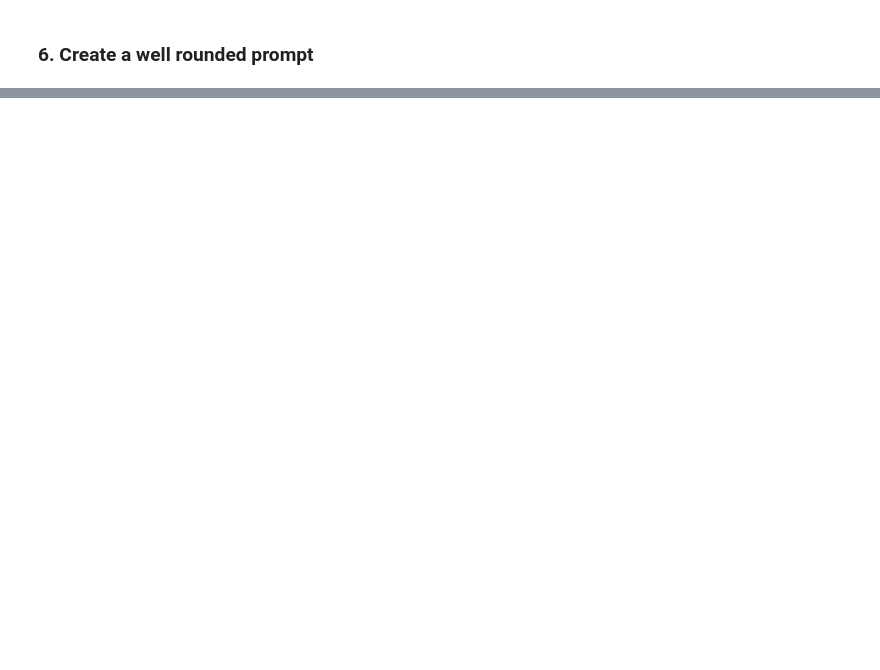
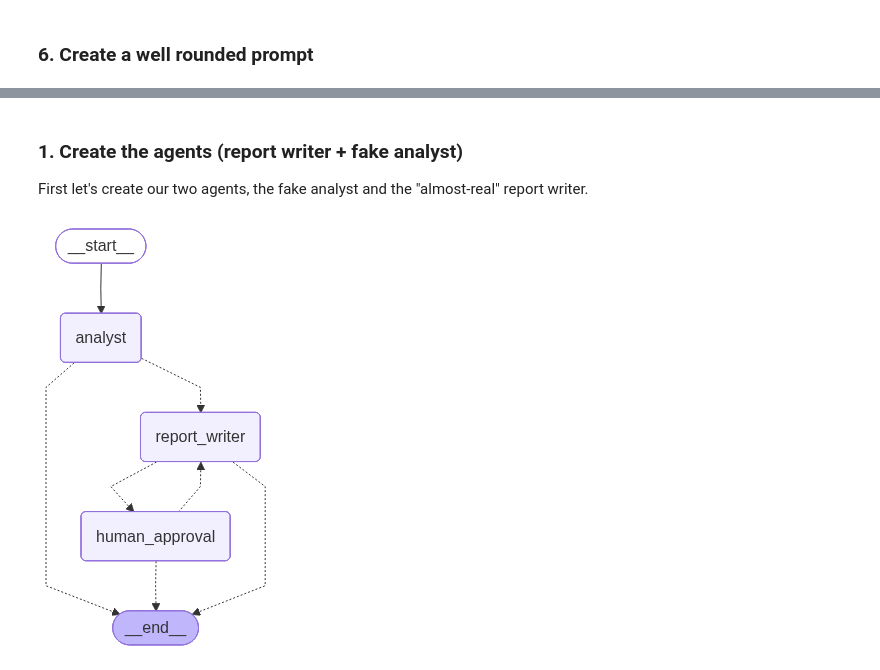
Before and after one commit to MatteoFalcioni/LG-Urban, a Jupyter notebook: notebooks/write_report_tool.ipynb, the cells around one changed output, grey strips where cells are left out. Saved outputs shown, nothing was run; the diff lists cells and outputs as text; code cells hidden in the pictures; blank space fills up the shorter version.

```diff
--- a/notebooks/write_report_tool.ipynb
+++ b/notebooks/write_report_tool.ipynb
@@ -136,10 +147,7 @@ def select_dataset(
 # %%
-from langgraph.prebuilt import InjectedState
-
 def write_report(
     report_title: Annotated[str, "The title of the report"],
     report_content: Annotated[str, "The content of the report"],
-    state: Annotated[InjectedState, MyState],
     tool_call_id: Annotated[str, InjectedToolCallId]
 )->Command:
     """
@@ -155,7 +163,8 @@ def write_report(
     return Command(
         update = {
             "messages" : [ToolMessage(content = "Report written", tool_call_id = tool_call_id)],
-            "report" : [report_dict]
+            "reports" : report_dict,
+            "last_report_title" : report_title
         }
     )
 
@@ -174,0 +212,4 @@ You will be given a list of sources used in the analysis.
+# %% [markdown]
+### 1. Create the agents (report writer + fake analyst)
+
+First let's create our two agents, the fake analyst and the "almost-real" report writer.
@@ -174,0 +244,26 @@ You will be given a list of sources used in the analysis.
+# %%
+from langchain_openai import ChatOpenAI
+from langchain_anthropic import ChatAnthropic
+from langgraph.prebuilt import create_react_agent
+from dotenv import load_dotenv
+
+env = load_dotenv()
+
+analyst_llm = ChatOpenAI(model="gpt-4.1", temperature=0)
+report_llm = ChatAnthropic(model="claude-sonnet-4-5")
+
+# report writer agent
+report_agent = create_react_agent(
+    model=report_llm,
+    prompt=report_prompt,
+    tools=[write_report],
+    state_schema=MyState
+)
+
+# analyst agent
+analyst_agent = create_react_agent(
+    model=analyst_llm,
+    prompt=analyst_prompt,
+    tools=[code_exec, select_dataset],
+    state_schema=MyState
+)
@@ -174,0 +353,11 @@ You will be given a list of sources used in the analysis.
+# %%
+from langgraph.checkpoint.memory import InMemorySaver
+from IPython.display import Image, display
+
+checkpointer = InMemorySaver()
+
+graph = make_graph(checkpointer)
+
+display(Image(graph.get_graph().draw_mermaid_png()))
+# %% [output]
+[figure, added]
```
Also changed, not shown: parts of 10 cells of this notebook.
